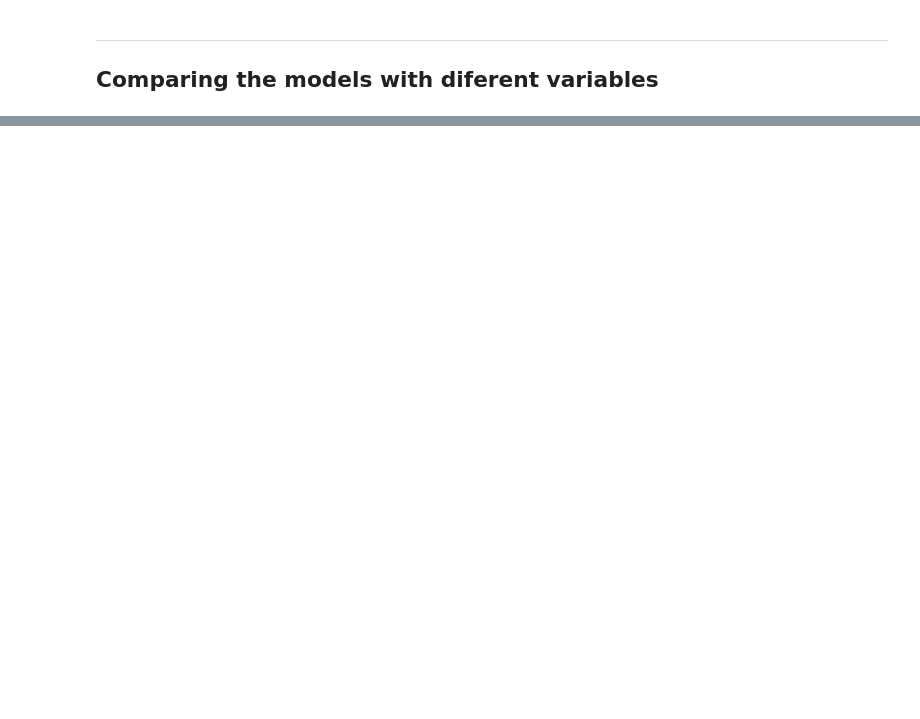
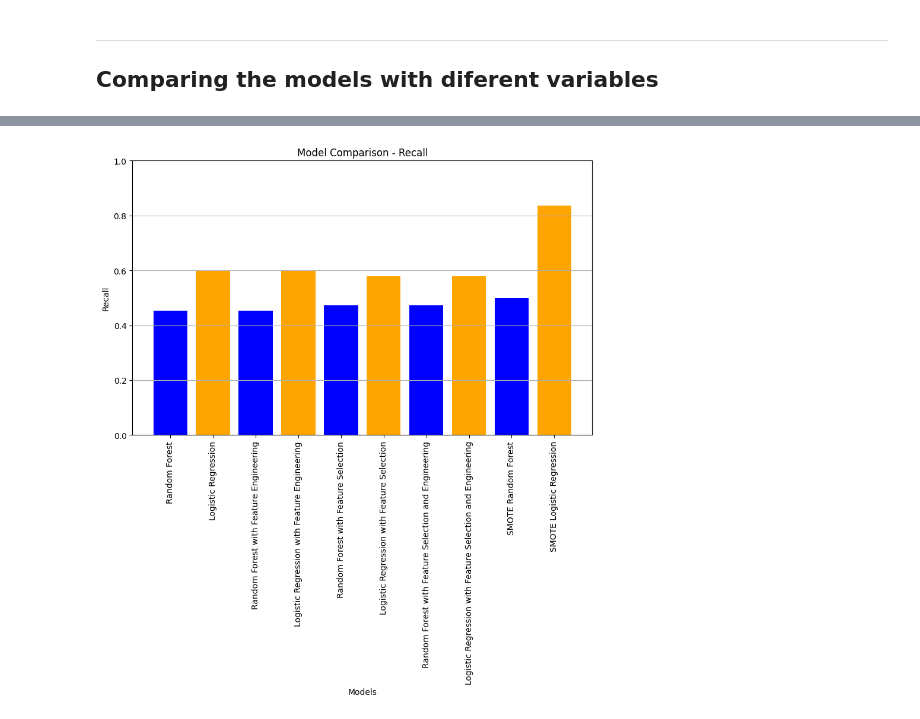
Before and after one commit to ImAleexDz/churn-preditction, a Jupyter notebook: churn-project.ipynb, the cells around one changed output, grey strips where cells are left out. Cells and saved outputs as stored; diff of their text form; code cells hidden in the pictures; blank space fills up the shorter version.

```diff
--- a/churn-project.ipynb
+++ b/churn-project.ipynb
@@ -701,0 +940,37 @@ plot_model_comparison(models, accuracies)
+# %%
+#Compare pipelines using recall
+from sklearn.metrics import recall_score
+
+rf_recall = recall_score(yp_test, rf_pipeline.predict(Xp_test), pos_label='Yes')
+lr_recall = recall_score(yp_test, lr_pipeline.predict(Xp_test), pos_label='Yes')
+rf_fe_recall = recall_score(yp_test, rf_pipeline_fe.predict(Xp_test), pos_label='Yes')
+lr_fe_recall = recall_score(yp_test, lr_pipeline_fe.predict(Xp_test), pos_label='Yes')
+rf_fs_recall = recall_score(yp_test, rf_pipeline_fs.predict(Xp_test), pos_label='Yes')
+lr_fs_recall = recall_score(yp_test, lr_pipeline_fs.predict(Xp_test), pos_label='Yes')
+rf_fs_fe_recall = recall_score(yp_test, pipeline_fs_fe_rf.predict(Xp_test), pos_label='Yes')
+lr_fs_fe_recall = recall_score(yp_test, pipeline_fs_fe_lr.predict(Xp_test), pos_label='Yes')
+rf_smote_recall = recall_score(yp_test, pipeline_smote_rf.predict(Xp_test), pos_label='Yes')
+lr_smote_recall = recall_score(yp_test, pipeline_smote_lr.predict(Xp_test), pos_label='Yes')
+
+recall_scores = [
+    rf_recall, lr_recall,
+    rf_fe_recall, lr_fe_recall,
+    rf_fs_recall, lr_fs_recall,
+    rf_fs_fe_recall, lr_fs_fe_recall,
+    rf_smote_recall, lr_smote_recall
+]
+
+def plot_recall_comparison(models, recall_scores):
+    plt.figure(figsize=(10, 6))
+    plt.bar(models, recall_scores, color=['blue', 'orange'])
+    plt.title('Model Comparison - Recall')
+    plt.xlabel('Models')
+    plt.ylabel('Recall')
+    plt.ylim(0, 1)
+    plt.xticks(rotation=90)
+    plt.grid(axis='y')
+    plt.show()
+
+plot_recall_comparison(models, recall_scores)
+# %% [output]
+[figure, added]
```
Also changed, not shown: parts of 60 cells of this notebook.
